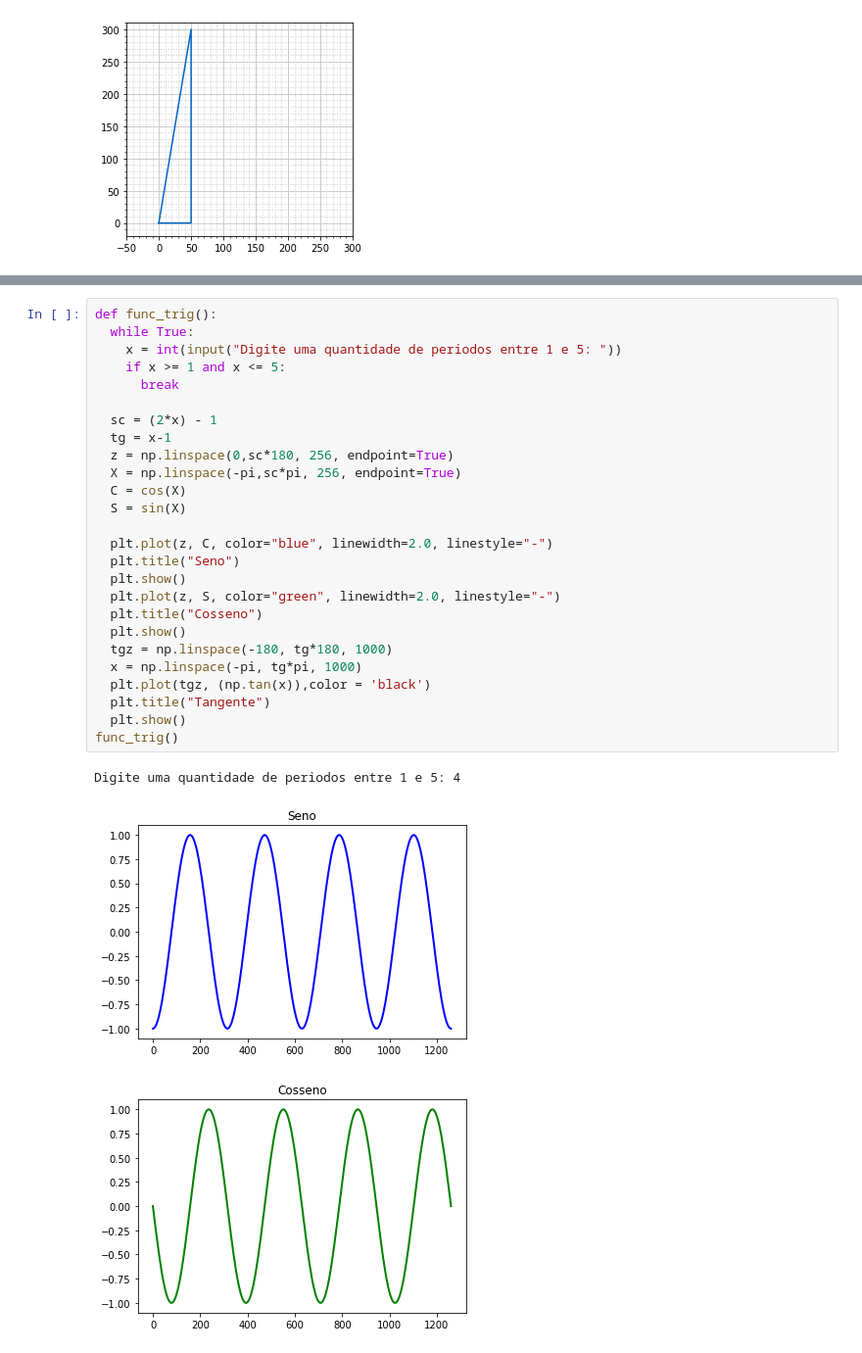
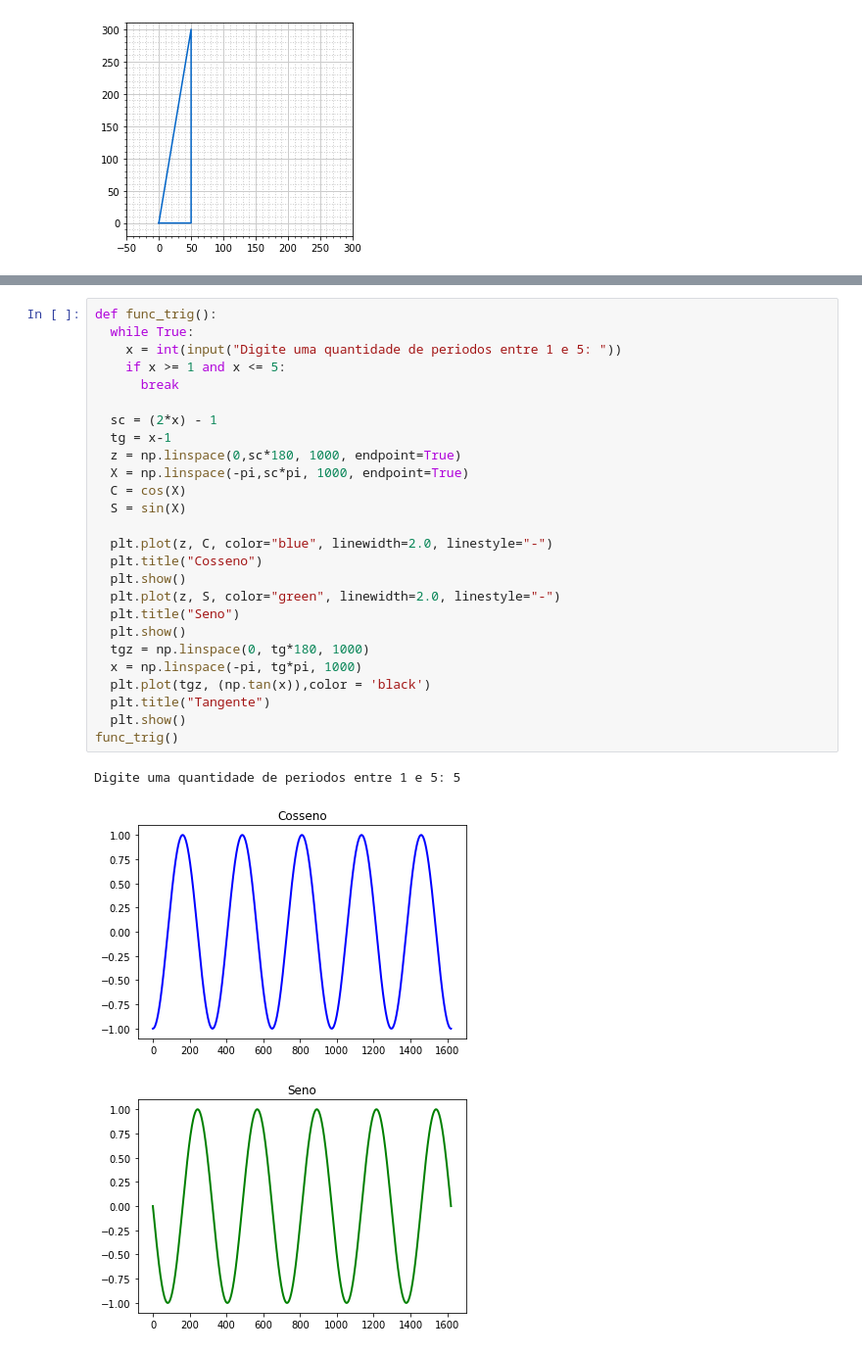
Before and after one commit to Frankossin/Trabalho-Franklin, a Jupyter notebook: Trabalho_modelagem_fisica.ipynb, the cells around one changed output, grey strips where cells are left out. Shown at 98% size. Cells and saved outputs as stored; diff of their text form.

```diff
--- a/Trabalho_modelagem_fisica.ipynb
+++ b/Trabalho_modelagem_fisica.ipynb
@@ -171,30 +173,30 @@ Digite um ângulo: 30
 # %%
 def func_trig():
   while True:
     x = int(input("Digite uma quantidade de periodos entre 1 e 5: "))
     if x >= 1 and x <= 5:
       break
 
   sc = (2*x) - 1
   tg = x-1
-  z = np.linspace(0,sc*180, 256, endpoint=True)
-  X = np.linspace(-pi,sc*pi, 256, endpoint=True)
+  z = np.linspace(0,sc*180, 1000, endpoint=True)
+  X = np.linspace(-pi,sc*pi, 1000, endpoint=True)
   C = cos(X)
   S = sin(X)
 
   plt.plot(z, C, color="blue", linewidth=2.0, linestyle="-")
+  plt.title("Cosseno")
+  plt.show()
+  plt.plot(z, S, color="green", linewidth=2.0, linestyle="-")
   plt.title("Seno")
   plt.show()
-  plt.plot(z, S, color="green", linewidth=2.0, linestyle="-")
-  plt.title("Cosseno")
-  plt.show()
-  tgz = np.linspace(-180, tg*180, 1000)
+  tgz = np.linspace(0, tg*180, 1000)
   x = np.linspace(-pi, tg*pi, 1000)
   plt.plot(tgz, (np.tan(x)),color = 'black')
   plt.title("Tangente")
   plt.show()
 func_trig()
 # %% [output]
-Digite uma quantidade de periodos entre 1 e 5: 4
+Digite uma quantidade de periodos entre 1 e 5: 5
-[figure, old version]
+[figure, new version]
-[figure, old version]
+[figure, new version]
```
Also changed, not shown: parts of 4 cells of this notebook.
